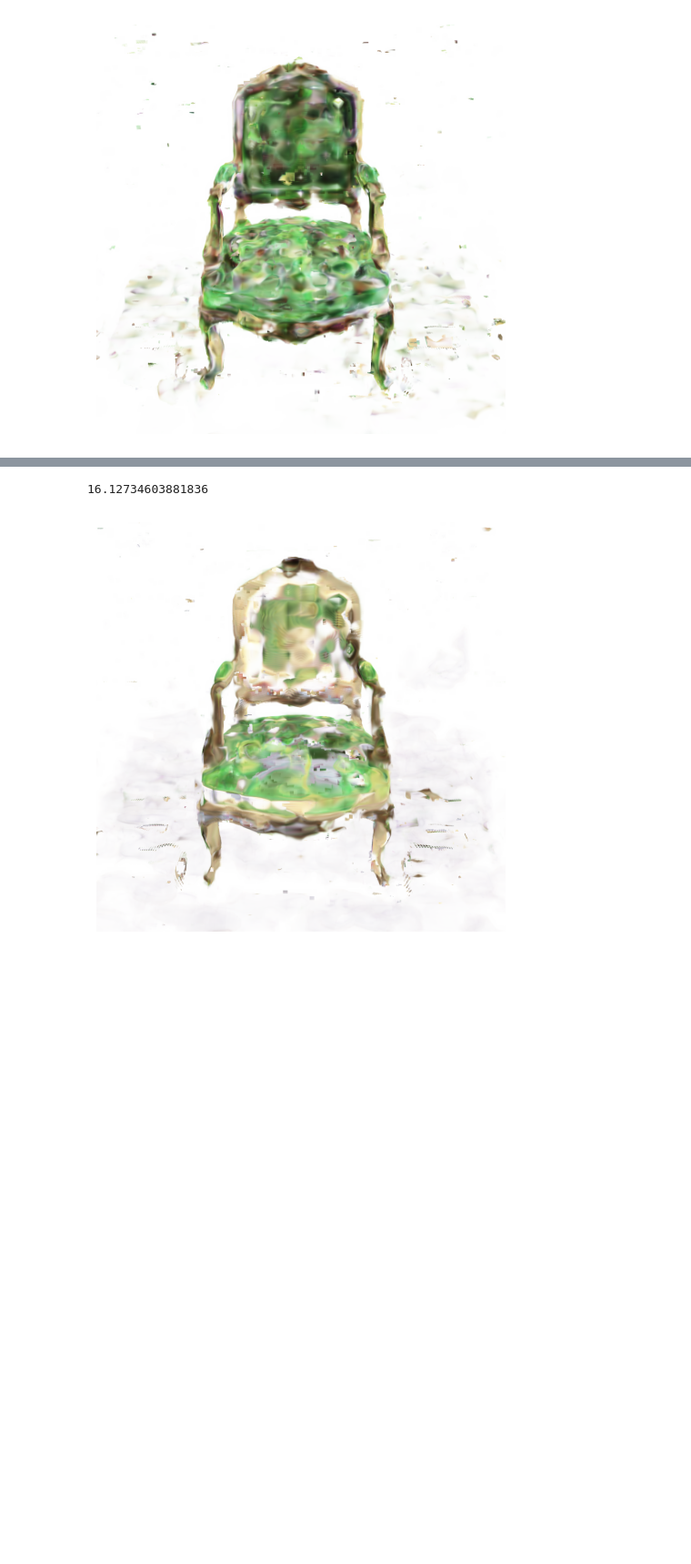
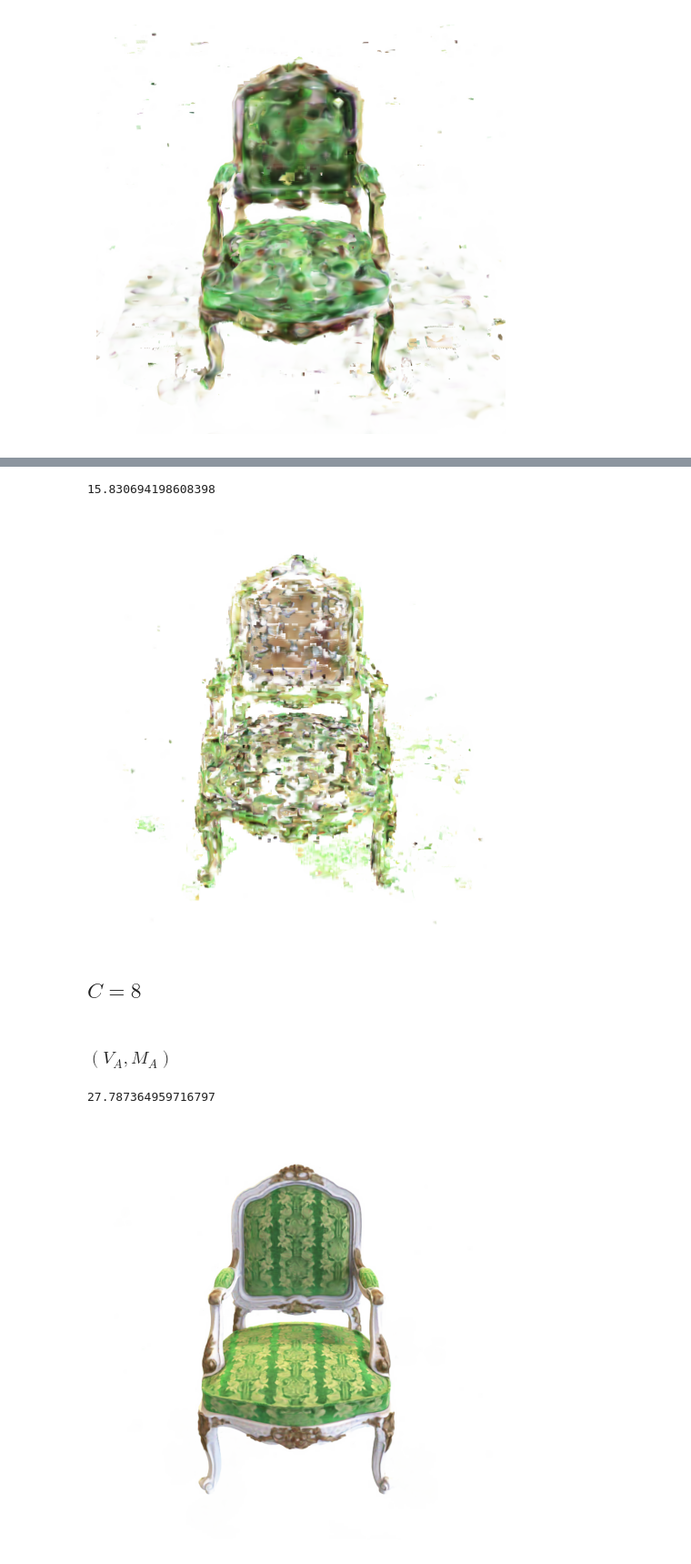
Before and after one commit to frallebini/nerfacc, a Jupyter notebook: examples/show_perm_vox.ipynb, the cells around one changed output, grey strips where cells are left out. Shown at 91% size. Cells and saved outputs as stored; diff of their text form; code cells hidden in the pictures; blank space fills up the shorter version.

```diff
--- a/examples/show_perm_vox.ipynb
+++ b/examples/show_perm_vox.ipynb
@@ -156,7 +211,9 @@ render_test(sd_A)
 # %%
-sd = torch.load("ckpts/torch_sine_single_1_4_32/chair_perm.pt")
+sd = torch.load("ckpts/torch_sine_single_3_4_16/chair_perm.pt")
 
 render_test(sd)
 # %% [output]
-16.12734603881836
+15.830694198608398
-[figure, old version]
+[figure, new version]
+# %% [markdown]
+## $C = 8$
@@ -162,0 +233,9 @@ render_test(sd)
+# %% [markdown]
+### $(V_A,M_A)$
+# %%
+sd_A = torch.load("ckpts/torch_sine_single_3_8_16/chair_A.pt")
+
+render_test(sd_A)
+# %% [output]
+27.787364959716797
+[figure, added]
```
Also changed, not shown: parts of 48 cells of this notebook, 8 other files.
